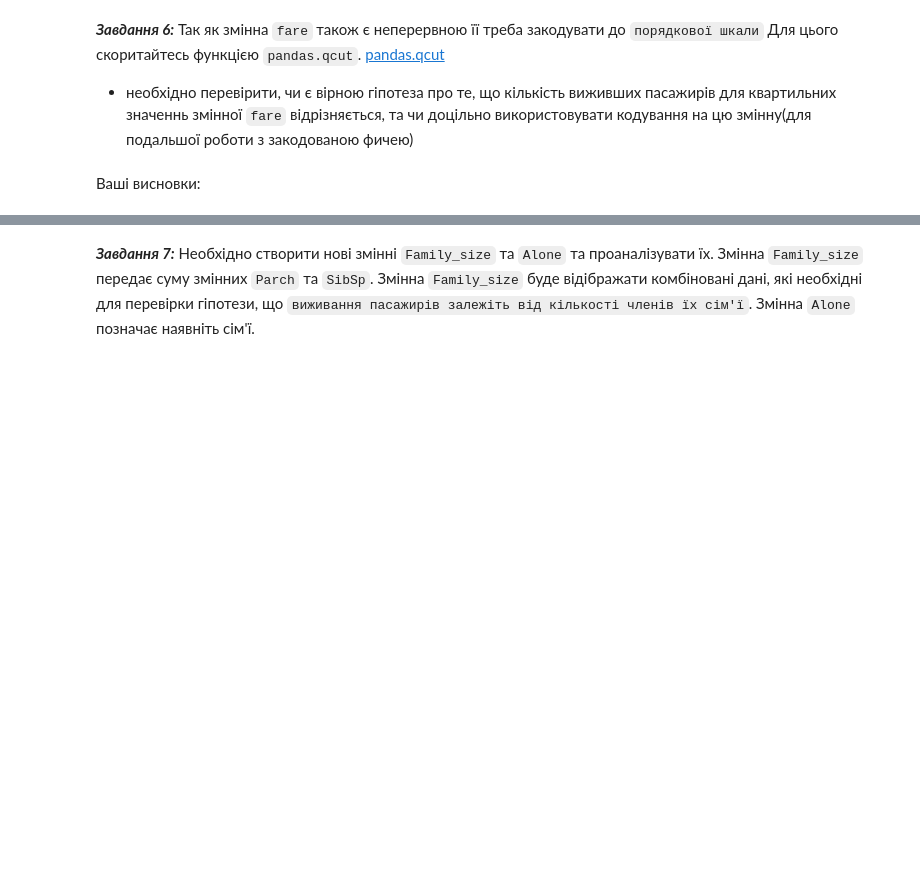
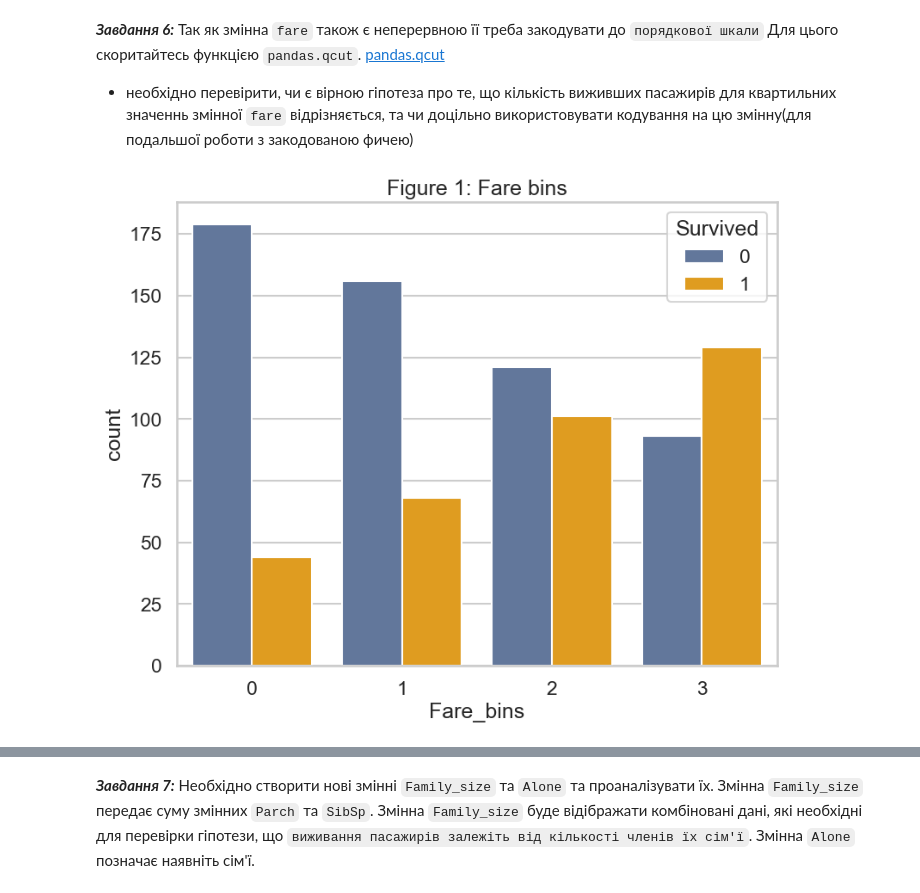
Before and after one commit to HumnytskaLiza/ai-labs, a Jupyter notebook: task3/Task3_basic_ai_liza_humnytska.ipynb, the cells around one changed output, grey strips where cells are left out. Drawn from its saved outputs; the diff is of its cells as text; code cells hidden in the pictures; blank space fills up the shorter version.

```diff
--- a/task3/Task3_basic_ai_liza_humnytska.ipynb
+++ b/task3/Task3_basic_ai_liza_humnytska.ipynb
@@ -223,2 +233,10 @@ dataset['Fare_bin'] = pd.qcut(dataset['Fare'], 4, labels=[0, 1, 2, 3])
-# %% [markdown]
-Ваші висновки:
+# %%
+processed_dataset['Fare_bins'] = pd.qcut(dataset['Fare'], 4, labels=[0, 1, 2, 3])
+
+fig, ((ax1)) = plt.subplots(1, 1, figsize=(9, 7))
+sns.countplot(data = processed_dataset, x = "Fare_bins", hue = "Survived", palette=['#5975A4', 'orange'], ax=ax1)
+ax1.set_title("Figure 1: Fare bins")
+
+plt.show()
+# %% [output]
+[figure, added]
```
Also changed, not shown: parts of 8 cells of this notebook.
